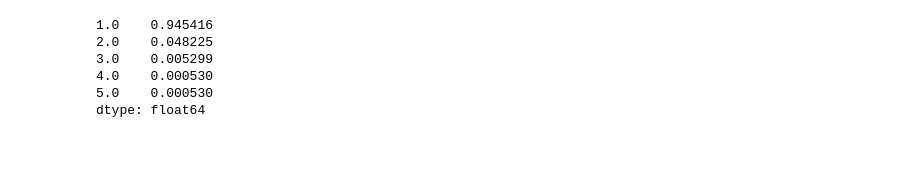
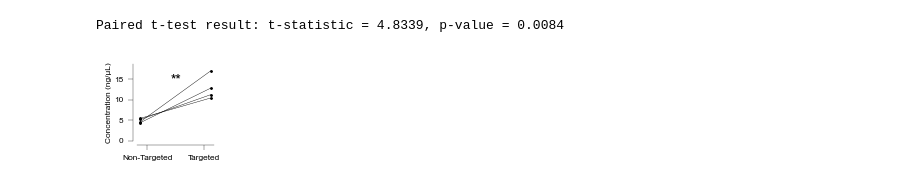
Before and after one commit to znamlab/MAPseq_processing, a Jupyter notebook: final_processing/fig_s1_additional.ipynb, the cells around one changed output. Cells and saved outputs as stored; diff of their text form; code cells hidden in the pictures; blank space fills up the shorter version.

```diff
--- a/final_processing/fig_s1_additional.ipynb
+++ b/final_processing/fig_s1_additional.ipynb
@@ -58,9 +74,33 @@ plt.show()
-# %%
-total_distribution_norm
-# %% [output]
-1.0    0.945416
-2.0    0.048225
-3.0    0.005299
-4.0    0.000530
-5.0    0.000530
-dtype: float64
+# %%
+#load excel file recording results of non-targeted versus targeted second strand synthesis approach
+ssynth = pd.read_excel(f'{proj_path}/second_str_synth_results_120122.xlsx')
+non_targeted = ssynth['Non-targeted']
+targeted = ssynth['Targeted']
+t_stat, p_value_two_tailed = ttest_rel(targeted, non_targeted)
+if t_stat > 0:
+    p_value_one_tailed = p_value_two_tailed / 2
+else:
+    p_value_one_tailed = 1 - (p_value_two_tailed / 2)
+
+print(f"Paired t-test result: t-statistic = {t_stat:.4f}, p-value = {p_value_one_tailed:.4f}")
+fig, axes = plt.subplots(figsize=(1, 1))
+x_positions = [1, 2]  # '1' for non-targeted, '2' for targeted
+
+for i in range(len(non_targeted)):
+    plt.plot(x_positions, [non_targeted[i], targeted[i]], color='black', marker='o', markersize=0.2, linewidth=0.3)
+plt.scatter(np.ones(len(non_targeted)), non_targeted, color='black', label='Non-Targeted', s=1)
+plt.scatter(np.ones(len(targeted)) * 2, targeted, color='black', label='Targeted', s=1)
+
+plt.xticks([1, 2], ['Non-Targeted', 'Targeted'])
+if p_value_one_tailed < 0.01:
+    max_y = max(max(non_targeted), max(targeted))
+    #plt.plot([1, 2], [max_y * 1.1, max_y * 1.1], color='black', linestyle='-', linewidth=1)
+    plt.text(1.5, max_y*0.8, '**', fontsize=10, ha='center')
+plt.ylim(0, max_y * 1.1)
+plt.xticks([1.1, 1.9], ['Non-Targeted', 'Targeted'])
+ff.myPlotSettings_splitAxis(fig=fig, ax=axes, ytitle= "Concentration (ng/μL)", xtitle="", title='', mySize =font_size)
+plt.show()
+fig.savefig(f"{saving_path}/supplementary/extended_data_fig_1_second_strand_synth_approach.svg", format="svg")
+# %% [output]
+Paired t-test result: t-statistic = 4.8339, p-value = 0.0084
+[figure, added]
```
Also changed, not shown: parts of 8 cells of this notebook, 7 other files.
